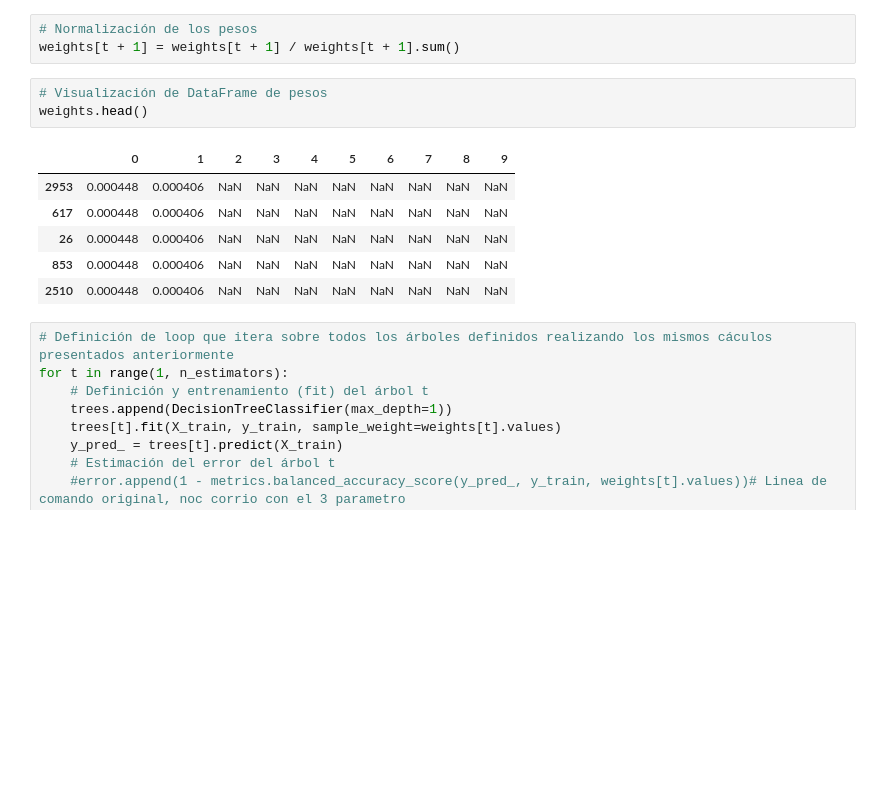
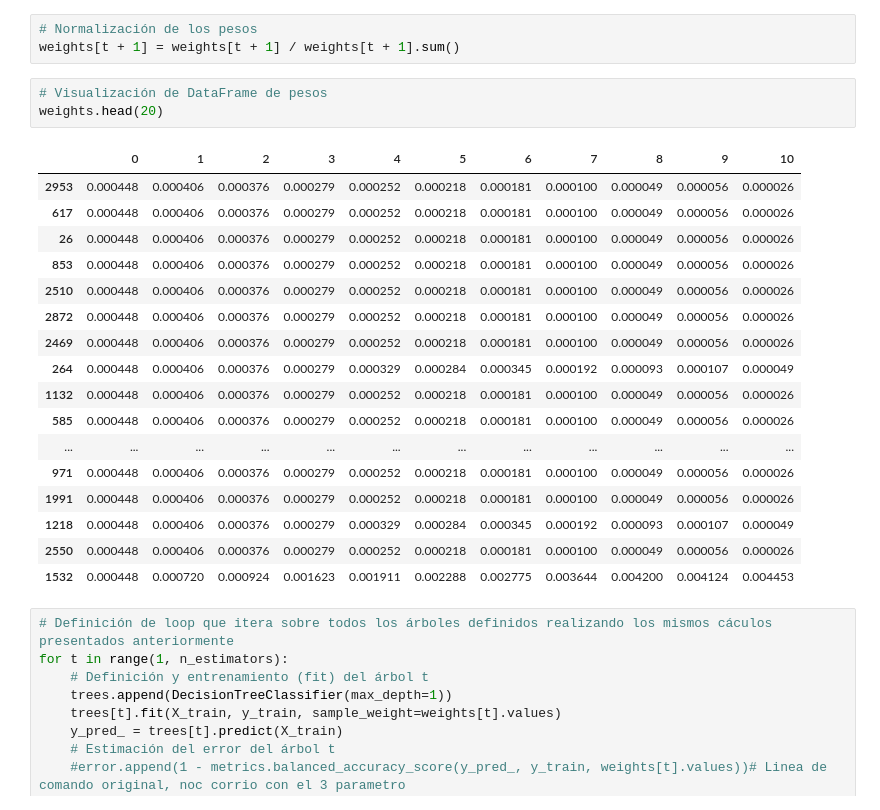
Before and after one commit to PedrazaDuban/MIAD_ML_NLP_2023, a Jupyter notebook: Semana 2/S2LAB2_Boosting_XGBoost.ipynb, the cells around one changed output. Cells and saved outputs as stored; diff of their text form; blank space fills up the shorter version.

```diff
--- a/Semana 2/S2LAB2_Boosting_XGBoost.ipynb
+++ b/Semana 2/S2LAB2_Boosting_XGBoost.ipynb
@@ -110,14 +110,25 @@ weights.loc[filter_, t + 1] = weights.loc[filter_, t] * np.exp(alpha[t])
 weights[t + 1] = weights[t + 1] / weights[t + 1].sum()
 # %%
 # Visualización de DataFrame de pesos
-weights.head()
+weights.head(20)
 # %% [output]
-|  | 0 | 1 | 2 | 3 | 4 | 5 | 6 | 7 | 8 | 9 |
-| 2953 | 0.000448 | 0.000406 | NaN | NaN | NaN | NaN | NaN | NaN | NaN | NaN |
-| 617 | 0.000448 | 0.000406 | NaN | NaN | NaN | NaN | NaN | NaN | NaN | NaN |
-| 26 | 0.000448 | 0.000406 | NaN | NaN | NaN | NaN | NaN | NaN | NaN | NaN |
-| 853 | 0.000448 | 0.000406 | NaN | NaN | NaN | NaN | NaN | NaN | NaN | NaN |
-| 2510 | 0.000448 | 0.000406 | NaN | NaN | NaN | NaN | NaN | NaN | NaN | NaN |
+|  | 0 | 1 | 2 | 3 | 4 | 5 | 6 | 7 | 8 | 9 | 10 |
+| 2953 | 0.000448 | 0.000406 | 0.000376 | 0.000279 | 0.000252 | 0.000218 | 0.000181 | 0.000100 | 0.000049 | 0.000056 | 0.000026 |
+| 617 | 0.000448 | 0.000406 | 0.000376 | 0.000279 | 0.000252 | 0.000218 | 0.000181 | 0.000100 | 0.000049 | 0.000056 | 0.000026 |
+| 26 | 0.000448 | 0.000406 | 0.000376 | 0.000279 | 0.000252 | 0.000218 | 0.000181 | 0.000100 | 0.000049 | 0.000056 | 0.000026 |
+| 853 | 0.000448 | 0.000406 | 0.000376 | 0.000279 | 0.000252 | 0.000218 | 0.000181 | 0.000100 | 0.000049 | 0.000056 | 0.000026 |
+| 2510 | 0.000448 | 0.000406 | 0.000376 | 0.000279 | 0.000252 | 0.000218 | 0.000181 | 0.000100 | 0.000049 | 0.000056 | 0.000026 |
+| 2872 | 0.000448 | 0.000406 | 0.000376 | 0.000279 | 0.000252 | 0.000218 | 0.000181 | 0.000100 | 0.000049 | 0.000056 | 0.000026 |
+| 2469 | 0.000448 | 0.000406 | 0.000376 | 0.000279 | 0.000252 | 0.000218 | 0.000181 | 0.000100 | 0.000049 | 0.000056 | 0.000026 |
+| 264 | 0.000448 | 0.000406 | 0.000376 | 0.000279 | 0.000329 | 0.000284 | 0.000345 | 0.000192 | 0.000093 | 0.000107 | 0.000049 |
+| 1132 | 0.000448 | 0.000406 | 0.000376 | 0.000279 | 0.000252 | 0.000218 | 0.000181 | 0.000100 | 0.000049 | 0.000056 | 0.000026 |
+| 585 | 0.000448 | 0.000406 | 0.000376 | 0.000279 | 0.000252 | 0.000218 | 0.000181 | 0.000100 | 0.000049 | 0.000056 | 0.000026 |
+| ... | ... | ... | ... | ... | ... | ... | ... | ... | ... | ... | ... |
+| 971 | 0.000448 | 0.000406 | 0.000376 | 0.000279 | 0.000252 | 0.000218 | 0.000181 | 0.000100 | 0.000049 | 0.000056 | 0.000026 |
+| 1991 | 0.000448 | 0.000406 | 0.000376 | 0.000279 | 0.000252 | 0.000218 | 0.000181 | 0.000100 | 0.000049 | 0.000056 | 0.000026 |
+| 1218 | 0.000448 | 0.000406 | 0.000376 | 0.000279 | 0.000329 | 0.000284 | 0.000345 | 0.000192 | 0.000093 | 0.000107 | 0.000049 |
+| 2550 | 0.000448 | 0.000406 | 0.000376 | 0.000279 | 0.000252 | 0.000218 | 0.000181 | 0.000100 | 0.000049 | 0.000056 | 0.000026 |
+| 1532 | 0.000448 | 0.000720 | 0.000924 | 0.001623 | 0.001911 | 0.002288 | 0.002775 | 0.003644 | 0.004200 | 0.004124 | 0.004453 |
 # %%
 # Definición de loop que itera sobre todos los árboles definidos realizando los mismos cáculos presentados anteriormente
 for t in range(1, n_estimators):
```
